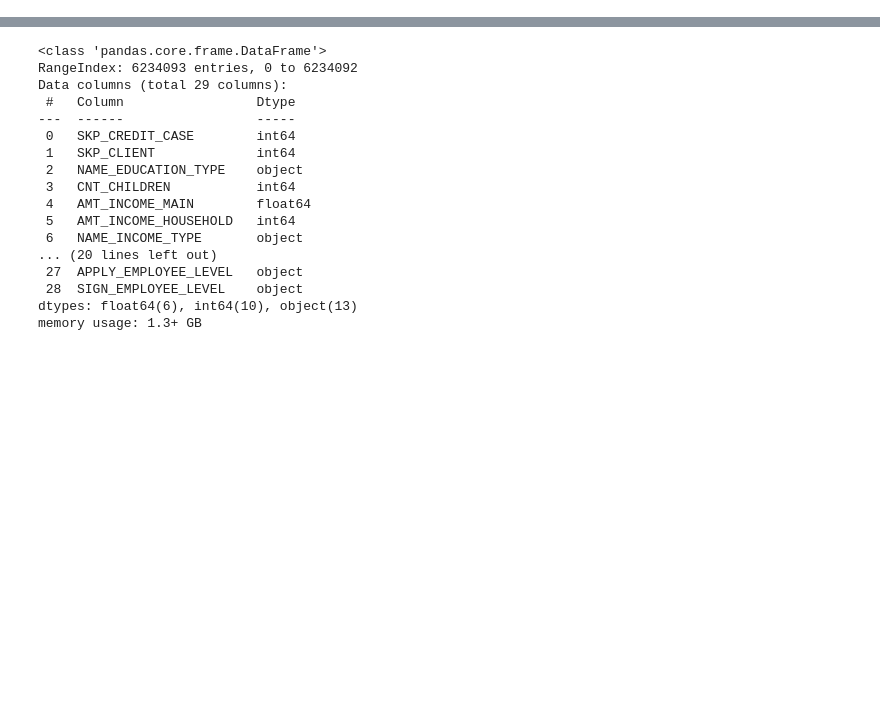
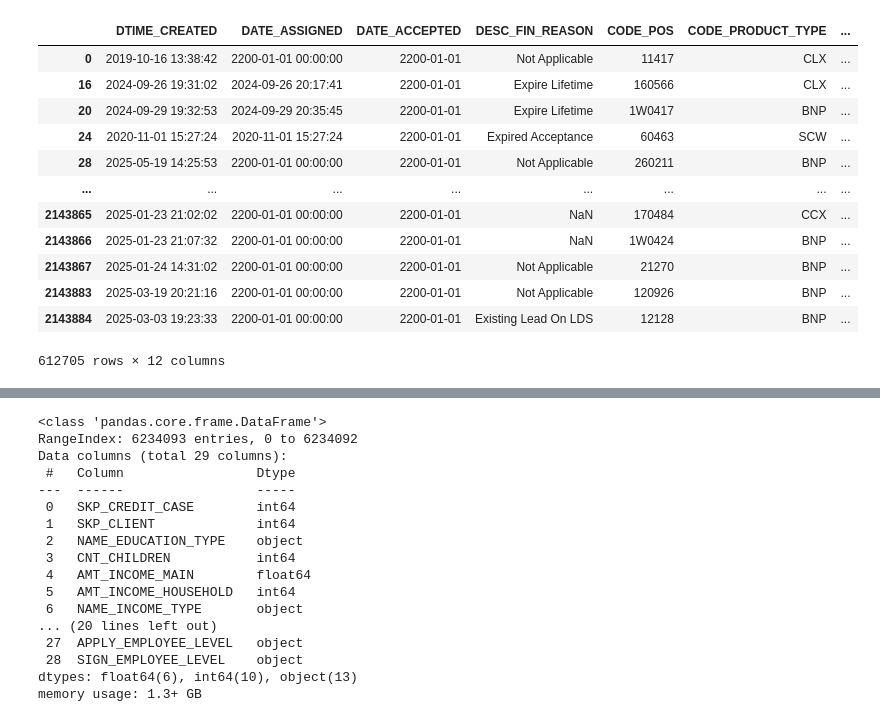
Before and after one commit to huynguyentuank22/DAZONE_2025, a Jupyter notebook: Round_3/preprocessing.ipynb, the cells around one changed output, grey strips where cells are left out. Cells and saved outputs as stored; diff of their text form; code cells hidden in the pictures; blank space fills up the shorter version.

```diff
--- a/Round_3/preprocessing.ipynb
+++ b/Round_3/preprocessing.ipynb
@@ -6,0 +415,32 @@ warnings.filterwarnings("ignore")
+# %%
+leads_df = leads_df.replace('3000-01-01 00:00:00', pd.Timestamp('2200-01-01'))
+leads_df['DTIME_CREATED'] = pd.to_datetime(leads_df['DTIME_CREATED'], format='mixed')
+leads_df['DATE_ASSIGNED'] = pd.to_datetime(leads_df['DATE_ASSIGNED'], format='mixed')
+leads_df['DATE_ACCEPTED'] = pd.to_datetime(leads_df['DATE_ACCEPTED'], format='mixed')
+# %%
+leads_df['CODE_POS'] = leads_df['CODE_POS'].str.lstrip('0')
+leads_df['CODE_POS'] = leads_df['CODE_POS'].str.split(' ', expand=False).str[0]
+leads_df['CODE_POS'] = leads_df['CODE_POS'].str.upper()
+# %%
+leads_df.loc[~leads_df['CODE_POS'].isin(shop_df['CODE_POS']), 'CODE_POS'] = 'XNA'
+# %%
+leads_df['CODE_SA'] = pd.to_numeric(leads_df['CODE_SA'], errors='coerce').astype('Int64')
+
+leads_df.loc[~leads_df['CODE_SA'].isin(employee_df['CODE_EMPLOYEE']), 'CODE_SA'] = -1
+leads_df['CODE_SA'] = leads_df['CODE_SA'].astype('int64')
+# %%
+leads_df[leads_df['CODE_SA'] == -1]
+# %% [output]
+|  | DTIME_CREATED | DATE_ASSIGNED | DATE_ACCEPTED | DESC_FIN_REASON | CODE_POS | CODE_PRODUCT_TYPE | ... |
+| 0 | 2019-10-16 13:38:42 | 2200-01-01 00:00:00 | 2200-01-01 | Not Applicable | 11417 | CLX | ... |
+| 16 | 2024-09-26 19:31:02 | 2024-09-26 20:17:41 | 2200-01-01 | Expire Lifetime | 160566 | CLX | ... |
+| 20 | 2024-09-29 19:32:53 | 2024-09-29 20:35:45 | 2200-01-01 | Expire Lifetime | 1W0417 | BNP | ... |
+| 24 | 2020-11-01 15:27:24 | 2020-11-01 15:27:24 | 2200-01-01 | Expired Acceptance | 60463 | SCW | ... |
+| 28 | 2025-05-19 14:25:53 | 2200-01-01 00:00:00 | 2200-01-01 | Not Applicable | 260211 | BNP | ... |
+| ... | ... | ... | ... | ... | ... | ... | ... |
+| 2143865 | 2025-01-23 21:02:02 | 2200-01-01 00:00:00 | 2200-01-01 | NaN | 170484 | CCX | ... |
+| 2143866 | 2025-01-23 21:07:32 | 2200-01-01 00:00:00 | 2200-01-01 | NaN | 1W0424 | BNP | ... |
+| 2143867 | 2025-01-24 14:31:02 | 2200-01-01 00:00:00 | 2200-01-01 | Not Applicable | 21270 | BNP | ... |
+| 2143883 | 2025-03-19 20:21:16 | 2200-01-01 00:00:00 | 2200-01-01 | Not Applicable | 120926 | BNP | ... |
+| 2143884 | 2025-03-03 19:23:33 | 2200-01-01 00:00:00 | 2200-01-01 | Existing Lead On LDS | 12128 | BNP | ... |
+612705 rows × 12 columns
```
Also changed, not shown: parts of 96 cells of this notebook, 3 other files.
